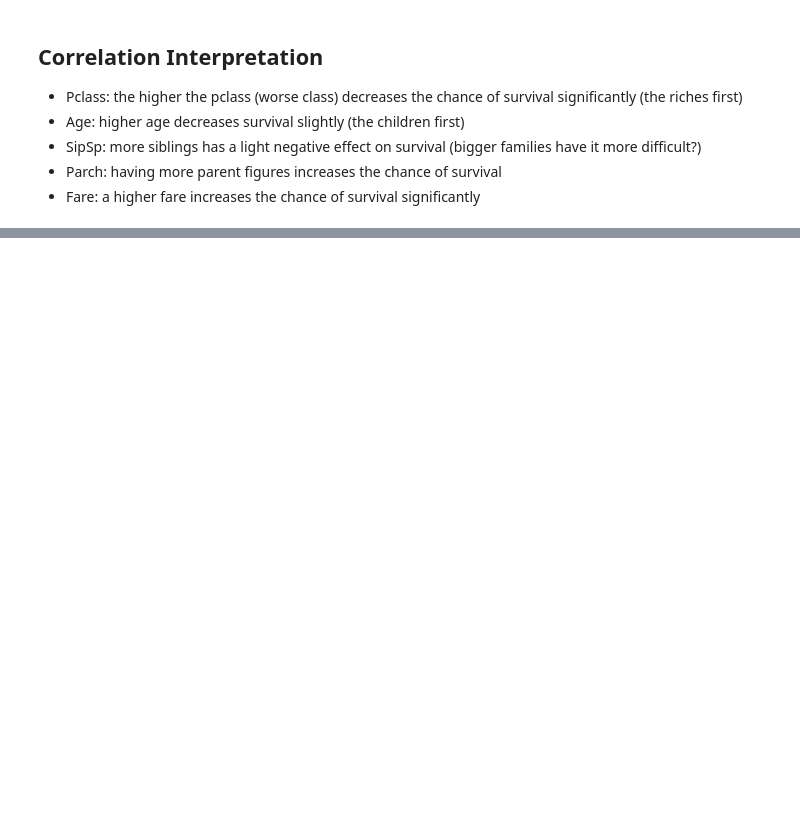
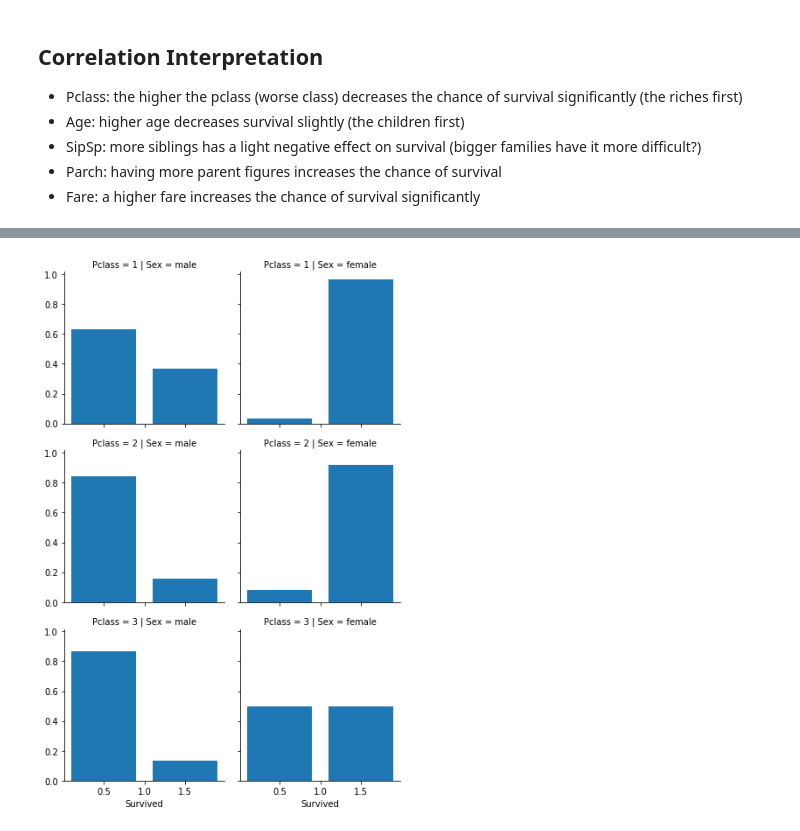
Before and after one commit to mapa17/Kaggle, a Jupyter notebook: titanic/nb/0 - Getting to know the data.ipynb, the cells around one changed output, grey strips where cells are left out. Saved outputs shown, nothing was run; the diff lists cells and outputs as text; code cells hidden in the pictures; blank space fills up the shorter version.

```diff
--- a/titanic/nb/0 - Getting to know the data.ipynb
+++ b/titanic/nb/0 - Getting to know the data.ipynb
@@ -213,0 +211,5 @@ I guess many of the missing age records belong to young travelers ...
+# %%
+g = sns.FacetGrid(train, col="Sex",  row="Pclass")
+g = g.map(plt.hist, "Survived", density=True, bins=[0, 1, 2], rwidth=0.8)
+# %% [output]
+[figure, added]
```
Also changed, not shown: parts of 7 cells of this notebook, 4 other files.
